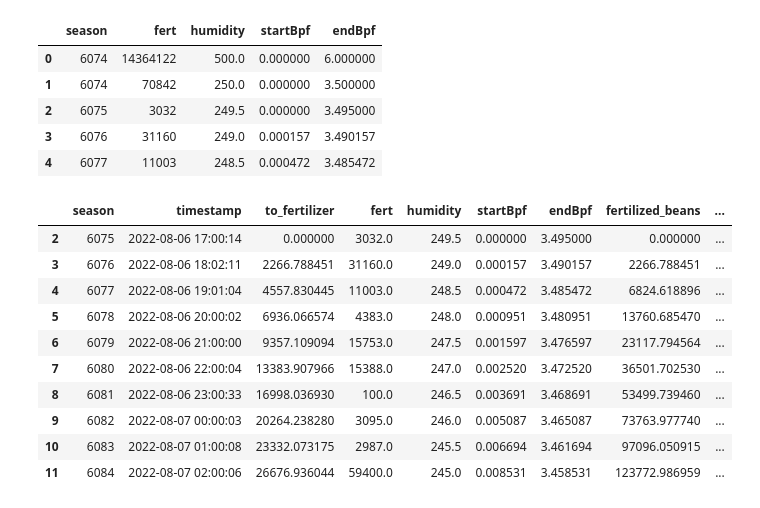
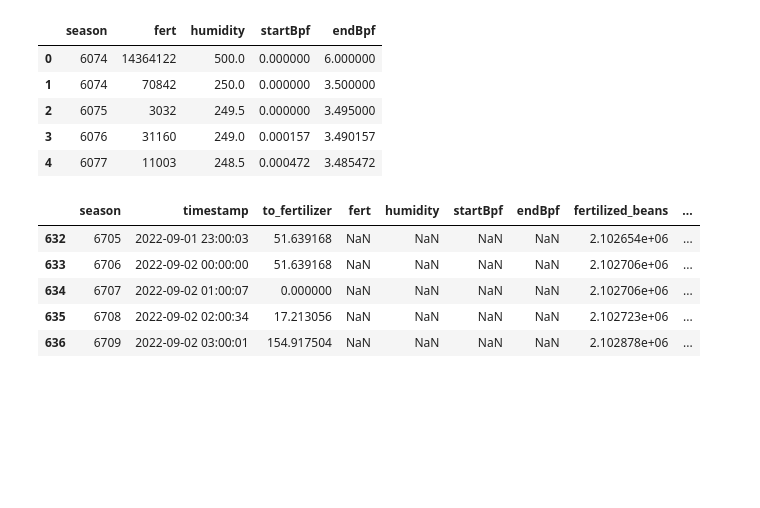
Before and after one commit to BeanstalkFarms/Beanstalk-Analytics, a Jupyter notebook: Fertilizer.ipynb, the cells around one changed output. Cells and saved outputs as stored; diff of their text form; code cells hidden in the pictures; blank space fills up the shorter version.

```diff
--- a/Fertilizer.ipynb
+++ b/Fertilizer.ipynb
@@ -199,42 +199,36 @@ df_fert_tokens_raw.head()
 | 3 | 6076 | 31160 | 249.0 | 0.000157 | 3.490157 |
 | 4 | 6077 | 11003 | 248.5 | 0.000472 | 3.485472 |
 # %%
-
 df = df_seasons_raw.merge(
     df_rewards_raw, how="left", on="season"
 ).merge(
     df_fert_tokens_raw, how="left", on="season"
 )
 df = df.rename(columns={"toFertilizer": "to_fertilizer"})
 df['timestamp'] = pd.to_datetime(df.timestamp, unit="s")
 
 df['to_fertilizer'] = df.to_fertilizer.fillna(0)
 df['fertilized_beans'] = df.to_fertilizer.cumsum()
 df['unfertilized_beans'] = ((df.fert * df.endBpf).cumsum() - df.fertilized_beans).ffill()
 df['sprouts_rinsable'] = df.fertilized_beans
 df['sprouts'] = df.unfertilized_beans
 df['rinsable_percent'] = df.fertilized_beans / (df.fertilized_beans + df.unfertilized_beans).ffill()
 
 df['fertilizer_total'] = 77000000
 df['fertilizer_active'] = df.fert.cumsum().ffill()
 df['fertilizer_available'] = (df.fertilizer_total - df.fertilizer_active).ffill()
 
 # ddf(df)
 df = df.sort_values("timestamp")
 df = df.loc[df.season >= 6075]
-df.head(10)
+df.tail(5)
 # %% [output]
 |  | season | timestamp | to_fertilizer | fert | humidity | startBpf | endBpf | fertilized_beans | ... |
-| 2 | 6075 | 2022-08-06 17:00:14 | 0.000000 | 3032.0 | 249.5 | 0.000000 | 3.495000 | 0.000000 | ... |
-| 3 | 6076 | 2022-08-06 18:02:11 | 2266.788451 | 31160.0 | 249.0 | 0.000157 | 3.490157 | 2266.788451 | ... |
-| 4 | 6077 | 2022-08-06 19:01:04 | 4557.830445 | 11003.0 | 248.5 | 0.000472 | 3.485472 | 6824.618896 | ... |
-| 5 | 6078 | 2022-08-06 20:00:02 | 6936.066574 | 4383.0 | 248.0 | 0.000951 | 3.480951 | 13760.685470 | ... |
-| 6 | 6079 | 2022-08-06 21:00:00 | 9357.109094 | 15753.0 | 247.5 | 0.001597 | 3.476597 | 23117.794564 | ... |
-| 7 | 6080 | 2022-08-06 22:00:04 | 13383.907966 | 15388.0 | 247.0 | 0.002520 | 3.472520 | 36501.702530 | ... |
-| 8 | 6081 | 2022-08-06 23:00:33 | 16998.036930 | 100.0 | 246.5 | 0.003691 | 3.468691 | 53499.739460 | ... |
-| 9 | 6082 | 2022-08-07 00:00:03 | 20264.238280 | 3095.0 | 246.0 | 0.005087 | 3.465087 | 73763.977740 | ... |
-| 10 | 6083 | 2022-08-07 01:00:08 | 23332.073175 | 2987.0 | 245.5 | 0.006694 | 3.461694 | 97096.050915 | ... |
-| 11 | 6084 | 2022-08-07 02:00:06 | 26676.936044 | 59400.0 | 245.0 | 0.008531 | 3.458531 | 123772.986959 | ... |
+| 632 | 6705 | 2022-09-01 23:00:03 | 51.639168 | NaN | NaN | NaN | NaN | 2.102654e+06 | ... |
+| 633 | 6706 | 2022-09-02 00:00:00 | 51.639168 | NaN | NaN | NaN | NaN | 2.102706e+06 | ... |
+| 634 | 6707 | 2022-09-02 01:00:07 | 0.000000 | NaN | NaN | NaN | NaN | 2.102706e+06 | ... |
+| 635 | 6708 | 2022-09-02 02:00:34 | 17.213056 | NaN | NaN | NaN | NaN | 2.102723e+06 | ... |
+| 636 | 6709 | 2022-09-02 03:00:01 | 154.917504 | NaN | NaN | NaN | NaN | 2.102878e+06 | ... |
 # %%
 def visualize_recap_paid_percent(df: pd.DataFrame):
     """"""
```
Also changed, not shown: parts of 4 cells of this notebook, 1 other file.
